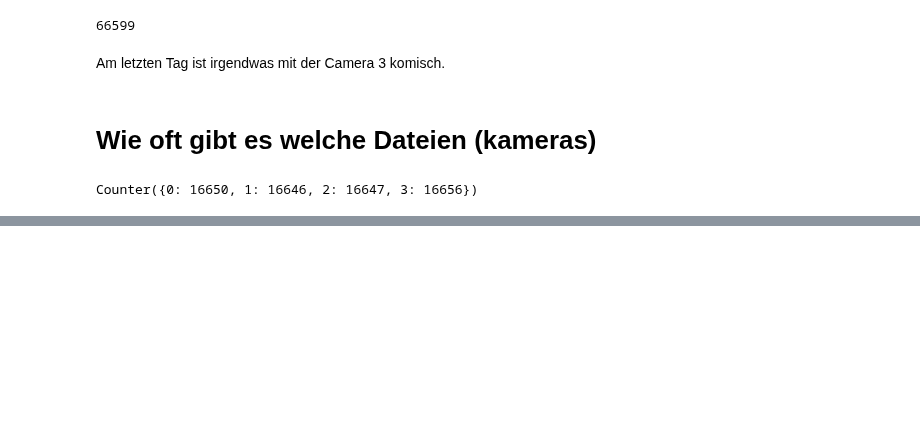
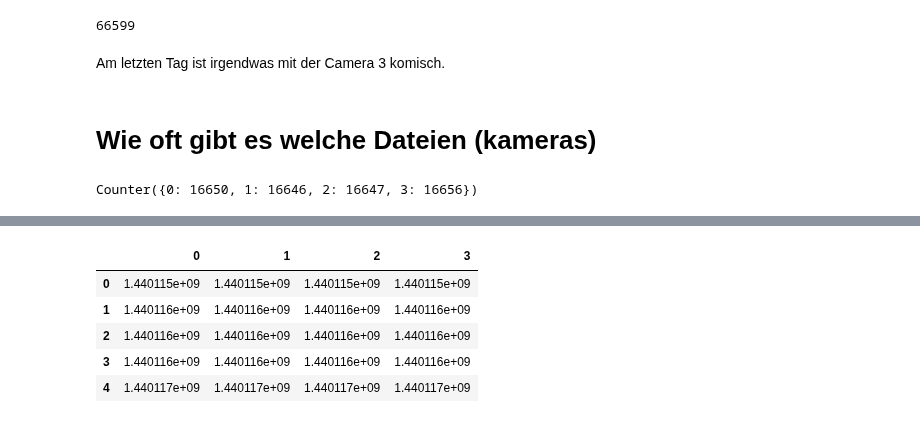
Before and after one commit to aschle/bees-sna, a Jupyter notebook: bib/Zeitversatz.ipynb, the cells around one changed output, grey strips where cells are left out. Drawn from its saved outputs; the diff is of its cells as text; code cells hidden in the pictures; blank space fills up the shorter version.

```diff
--- a/bib/Zeitversatz.ipynb
+++ b/bib/Zeitversatz.ipynb
@@ -459,0 +510,9 @@ Counter({0: 16650, 1: 16646, 2: 16647, 3: 16656})
+# %%
+df.head()
+# %% [output]
+|  | 0 | 1 | 2 | 3 |
+| 0 | 1.440115e+09 | 1.440115e+09 | 1.440115e+09 | 1.440115e+09 |
+| 1 | 1.440116e+09 | 1.440116e+09 | 1.440116e+09 | 1.440116e+09 |
+| 2 | 1.440116e+09 | 1.440116e+09 | 1.440116e+09 | 1.440116e+09 |
+| 3 | 1.440116e+09 | 1.440116e+09 | 1.440116e+09 | 1.440116e+09 |
+| 4 | 1.440117e+09 | 1.440117e+09 | 1.440117e+09 | 1.440117e+09 |
```
Also changed, not shown: parts of 21 cells of this notebook.
